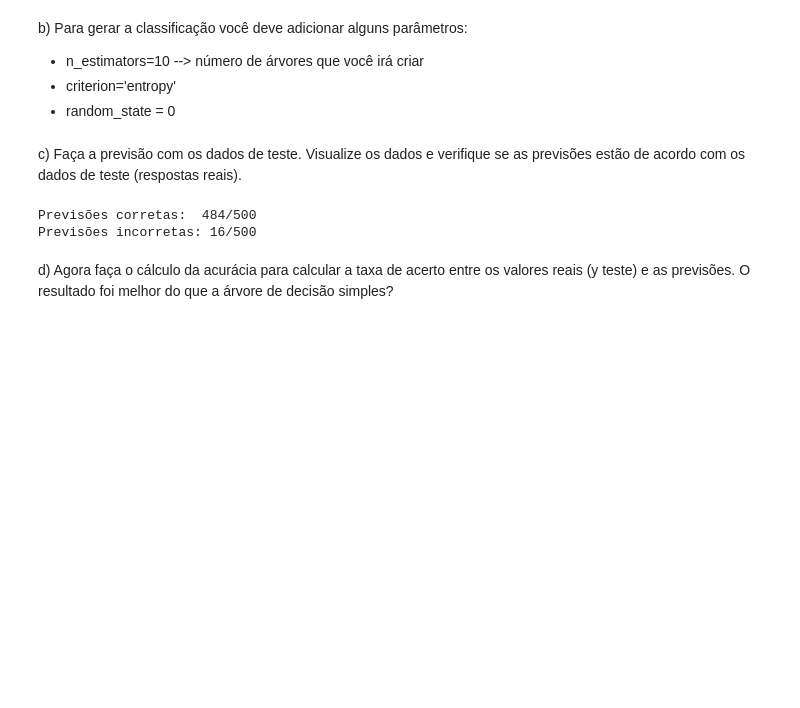
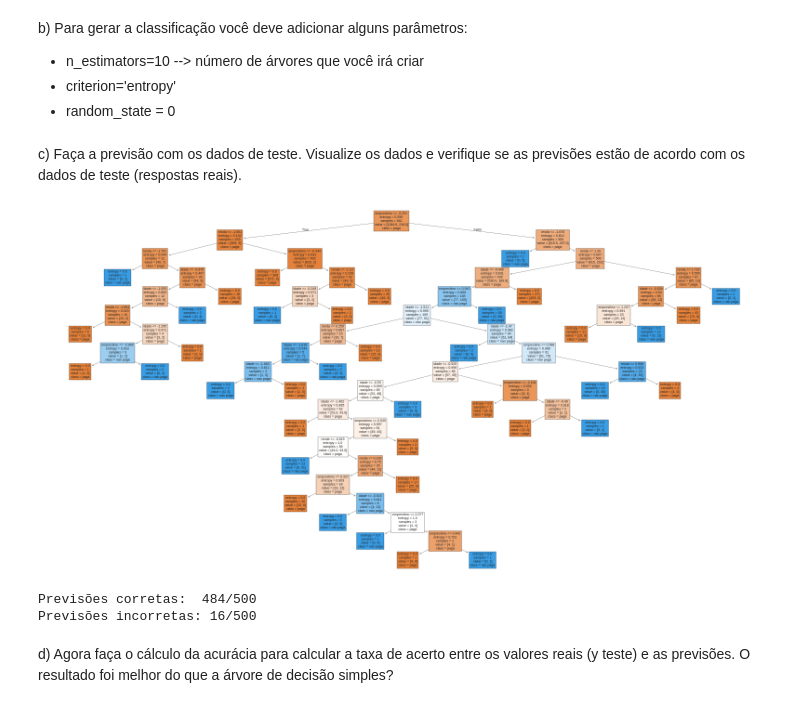
Before and after one commit to Marlon-Sbardelatti/machine-learning, a Jupyter notebook: trabalho-03/decision_tree.ipynb, the cells around one changed output. Saved outputs shown, nothing was run; the diff lists cells and outputs as text; code cells hidden in the pictures; blank space fills up the shorter version.

Commit message:
:sparkles: feat(trabalho-03): answer last random forest question

```diff
--- a/trabalho-03/decision_tree.ipynb
+++ b/trabalho-03/decision_tree.ipynb
@@ -234,27 +246,47 @@ b) Para gerar a classificação você deve adicionar alguns parâmetros:
 *   criterion='entropy'
 *   random_state = 0
 # %%
-random_forest_classifier = RandomForestClassifier(n_estimators=10,
-                                                   criterion='entropy',
-                                                   random_state=0)
+random_forest_classifier = RandomForestClassifier(
+  n_estimators=10,
+  criterion='entropy',
+  random_state=0
+)
 
 forest_credit = random_forest_classifier.fit(X_credit_treinamento, y_credit_treinamento)
 # %% [markdown]
 c) Faça a previsão com os dados de teste. Visualize os dados e verifique se as previsões estão de acordo com os dados de teste (respostas reais).
-# %%
-predictions_credit_forest = forest_credit.predict(X_credit_teste)
-
-count_diff = 0
-predictions_size = len(predictions_credit_forest)
-for i in range(predictions_size):
-  if predictions_credit_forest[i] != y_credit_teste[i]:
-    count_diff += 1
-
-print(f'Previsões corretas:  {predictions_size-count_diff}/{predictions_size}')
-print(f'Previsões incorretas: {count_diff}/{predictions_size}')
-# %% [output]
-Previsões corretas:  484/500
-Previsões incorretas: 16/500
+# %%
+# Plota 1ª árvore gerada da floresta
+plt.figure(figsize=(20,10))
+tree.plot_tree(
+  random_forest_classifier.estimators_[0],
+  feature_names=ATTRIBUTE_NAMES,
+  class_names=TARGET_NAMES,
+  filled=True
+)
+plt.show()
+# %% [output]
+[figure, added]
+# %%
+# Função utilitária para exibir erros em relação ao total e calcular acurácia
+def calculate_forest_accuracy(expected: np.ndarray, predictions: np.ndarray):
+  count_diff = 0
+  total = len(predictions)
+  for i in range(total):
+    if predictions[i] != expected[i]:
+      count_diff += 1
+
+  print(f'Previsões corretas:  {total - count_diff}/{total}')
+  print(f'Previsões incorretas: {count_diff}/{total}')
+
+  return (total - count_diff) / total
+
+# Previsão com floresta da análise de crédito
+predictions_credit_forest = forest_credit.predict(X_credit_teste)
+credit_accuracy = calculate_forest_accuracy(y_credit_teste, predictions_credit_forest)
+# %% [output]
+Previsões corretas:  484/500
+Previsões incorretas: 16/500
 # %% [markdown]
 d) Agora faça o cálculo da acurácia para calcular a taxa de acerto entre os valores reais (y teste) e as previsões. O resultado foi melhor do que a árvore de decisão simples?
 # %%
```
Also changed, not shown: parts of 16 cells of this notebook.
